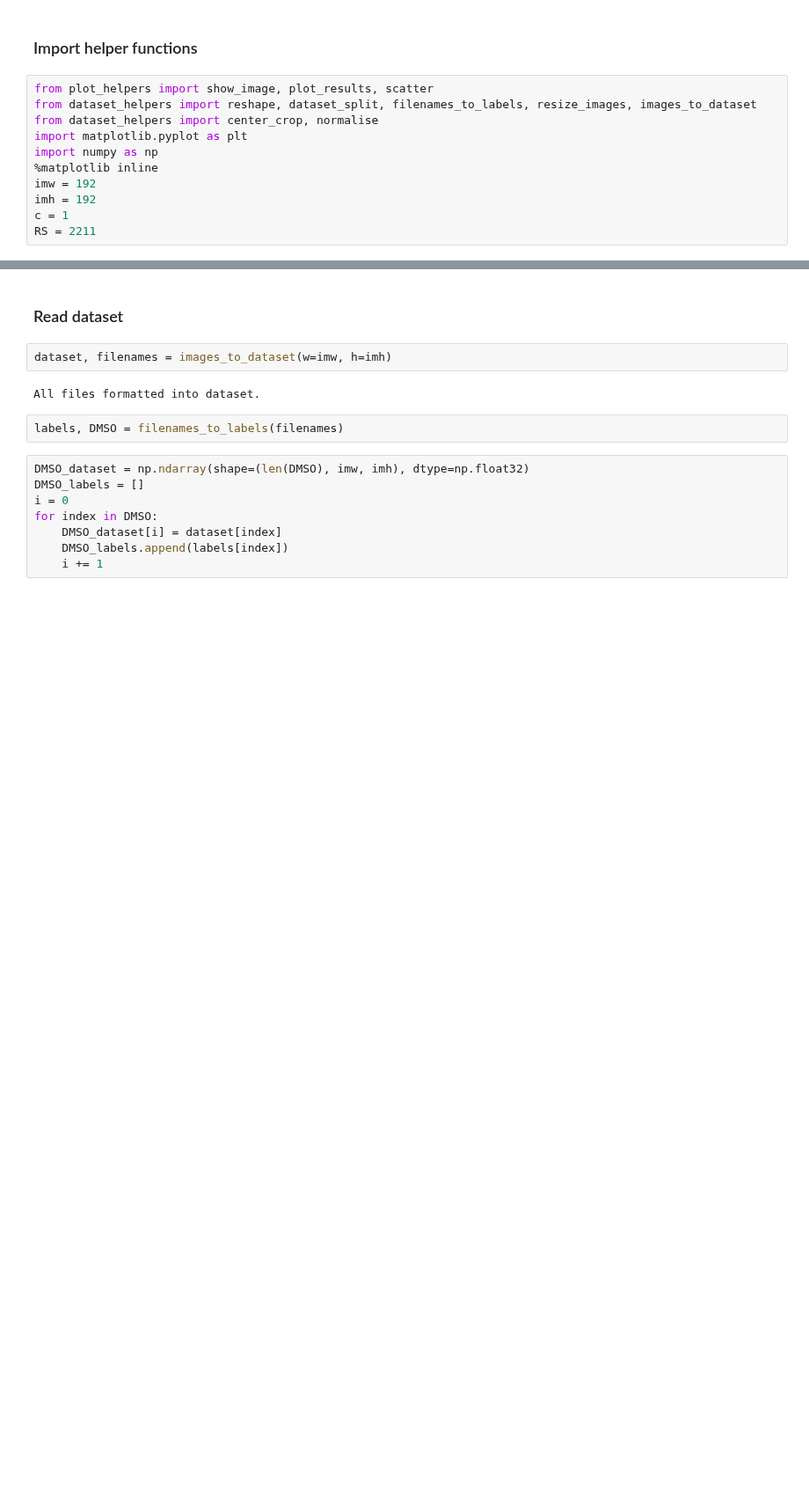
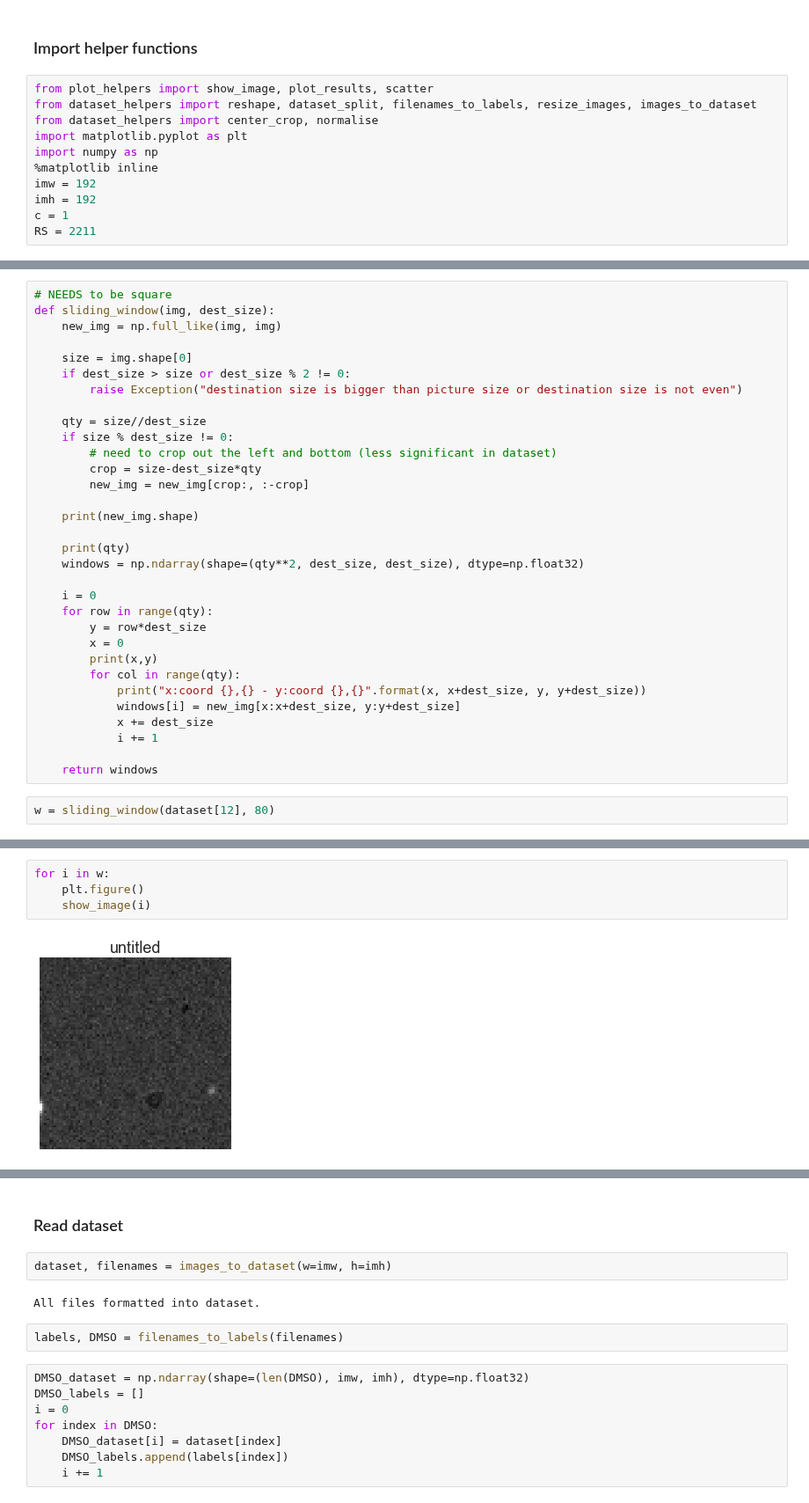
Before and after one commit to leonore/deep-learning-for-immune-cells, a Jupyter notebook: src/cell_autoencoder.ipynb, the cells around one changed output, grey strips where cells are left out. Shown at 88% size. Saved outputs shown, nothing was run; the diff lists cells and outputs as text; blank space fills up the shorter version.

Commit message:
sliding window function

```diff
--- a/src/cell_autoencoder.ipynb
+++ b/src/cell_autoencoder.ipynb
@@ -18,0 +23,34 @@ from keras import backend as K
+# %%
+# NEEDS to be square
+def sliding_window(img, dest_size):
+    new_img = np.full_like(img, img)
+
+    size = img.shape[0]
+    if dest_size > size or dest_size % 2 != 0:
+        raise Exception("destination size is bigger than picture size or destination size is not even")
+
+    qty = size//dest_size
+    if size % dest_size != 0:
+        # need to crop out the left and bottom (less significant in dataset)
+        crop = size-dest_size*qty
+        new_img = new_img[crop:, :-crop]
+
+    print(new_img.shape)
+
+    print(qty)
+    windows = np.ndarray(shape=(qty**2, dest_size, dest_size), dtype=np.float32)
+
+    i = 0
+    for row in range(qty):
+        y = row*dest_size
+        x = 0
+        print(x,y)
+        for col in range(qty):
+            print("x:coord {},{} - y:coord {},{}".format(x, x+dest_size, y, y+dest_size))
+            windows[i] = new_img[x:x+dest_size, y:y+dest_size]
+            x += dest_size
+            i += 1
+
+    return windows
+# %%
+w = sliding_window(dataset[12], 80)
@@ -18,0 +74,6 @@ from keras import backend as K
+# %%
+for i in w:
+    plt.figure()
+    show_image(i)
+# %% [output]
+[figure, added]
```
Also changed, not shown: parts of 7 cells of this notebook, 1 other file.
